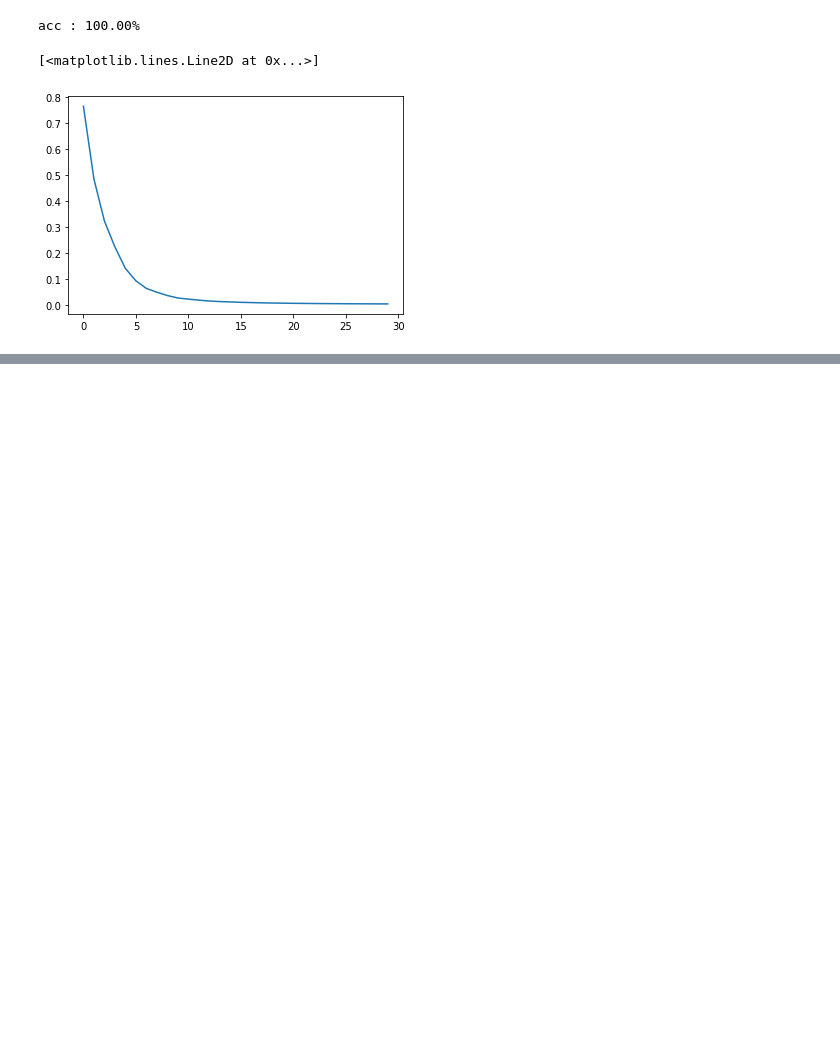
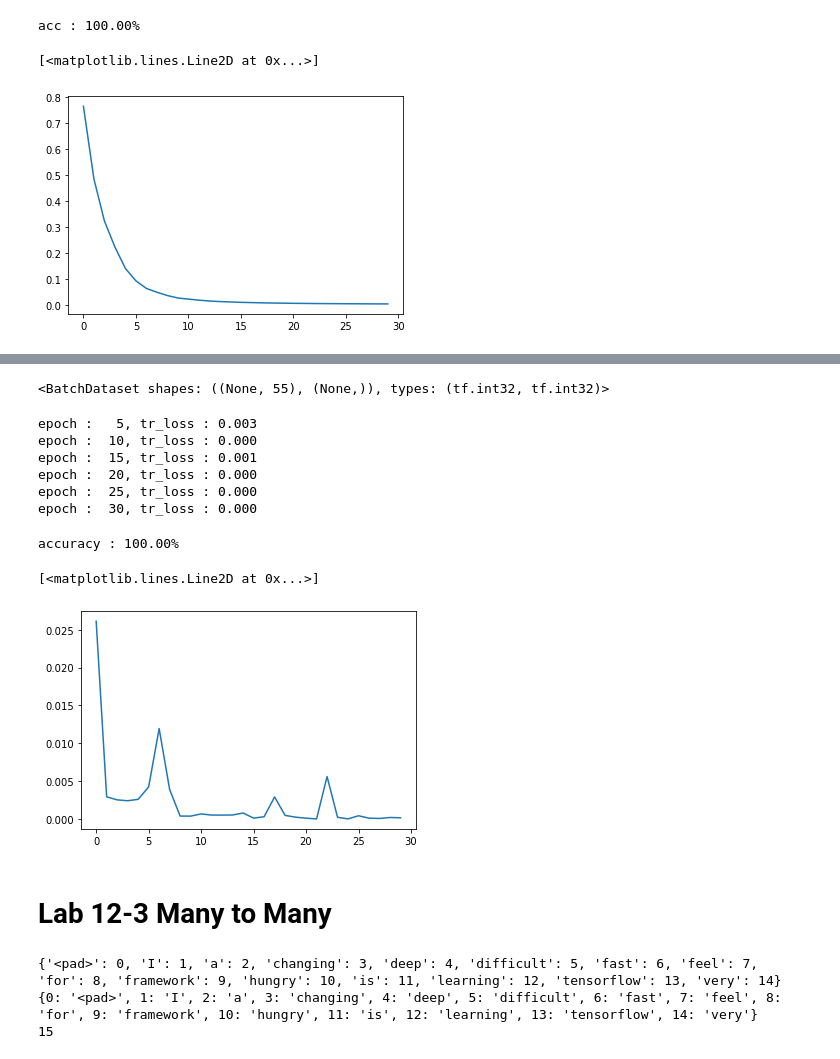
Before and after one commit to Youyeon/ML_study, a Jupyter notebook: RNN Lab.ipynb, the cells around one changed output, grey strips where cells are left out. Drawn from its saved outputs; the diff is of its cells as text; code cells hidden in the pictures; blank space fills up the shorter version.

```diff
--- a/RNN Lab.ipynb
+++ b/RNN Lab.ipynb
@@ -239,0 +334,61 @@ plt.plot(tr_loss_hist)
+# %%
+# creating loss function
+def loss_fn(model, x, y, training):
+    return tf.reduce_mean(tf.keras.losses.sparse_categorical_crossentropy(
+        y_true=y, y_pred=model(x, training), from_logits=True))
+# %%
+# parameters
+lr = .01
+epochs = 30
+batch_size = 2
+opt = tf.optimizers.Adam(learning_rate=lr)
+# %%
+# generating data pipeline
+tr_dataset = tf.data.Dataset.from_tensor_slices((x_data, y_data))
+tr_dataset = tr_dataset.shuffle(buffer_size=4)
+tr_dataset = tr_dataset.batch(batch_size=batch_size)
+
+print(tr_dataset)
+# %% [output]
+<BatchDataset shapes: ((None, 55), (None,)), types: (tf.int32, tf.int32)>
+# %%
+# training
+tr_loss_hist = []
+
+for epoch in range(epochs):
+    avg_tr_loss = 0
+    tr_step = 0
+
+    for x_mb, y_mb in tr_dataset:
+        with tf.GradientTape() as tape:
+            tr_loss = loss_fn(model, x=x_mb, y=y_mb, training=True)
+        grads = tape.gradient(target=tr_loss, sources=model.variables)
+        opt.apply_gradients(grads_and_vars=zip(grads, model.variables))
+        avg_tr_loss += tr_loss
+        tr_step += 1
+    else:
+        avg_tr_loss /= tr_step
+        tr_loss_hist.append(avg_tr_loss)
+
+    if (epoch + 1) % 5 == 0:
+        print('epoch : {:3}, tr_loss : {:.3f}'.format(epoch + 1, avg_tr_loss.numpy()))
+# %% [output]
+epoch :   5, tr_loss : 0.003
+epoch :  10, tr_loss : 0.000
+epoch :  15, tr_loss : 0.001
+epoch :  20, tr_loss : 0.000
+epoch :  25, tr_loss : 0.000
+epoch :  30, tr_loss : 0.000
+# %%
+yhat = model.predict(x_data)
+yhat = np.argmax(yhat, axis=-1)
+print('accuracy : {:.2%}'.format(np.mean(yhat == y_data)))
+# %% [output]
+accuracy : 100.00%
+# %%
+plt.plot(tr_loss_hist)
+# %% [output]
+[<matplotlib.lines.Line2D at 0x...>]
+[figure, added]
+# %% [markdown]
+# Lab 12-3 Many to Many
@@ -239,0 +405,15 @@ plt.plot(tr_loss_hist)
+# %%
+# creating a token dictionary for word
+word_list = sum(sentences, [])
+word_list = sorted(set(word_list))
+word_list = ['<pad>'] + word_list
+word2idx = {word : idx for idx, word in enumerate(word_list)}
+idx2word = {idx : word for idx, word in enumerate(word_list)}
+
+print(word2idx)
+print(idx2word)
+print(len(idx2word))
+# %% [output]
+{'<pad>': 0, 'I': 1, 'a': 2, 'changing': 3, 'deep': 4, 'difficult': 5, 'fast': 6, 'feel': 7, 'for': 8, 'framework': 9, 'hungry': 10, 'is': 11, 'learning': 12, 'tensorflow': 13, 'very': 14}
+{0: '<pad>', 1: 'I', 2: 'a', 3: 'changing', 4: 'deep', 5: 'difficult', 6: 'fast', 7: 'feel', 8: 'for', 9: 'framework', 10: 'hungry', 11: 'is', 12: 'learning', 13: 'tensorflow', 14: 'very'}
+15
```
Also changed, not shown: parts of 19 cells of this notebook.
